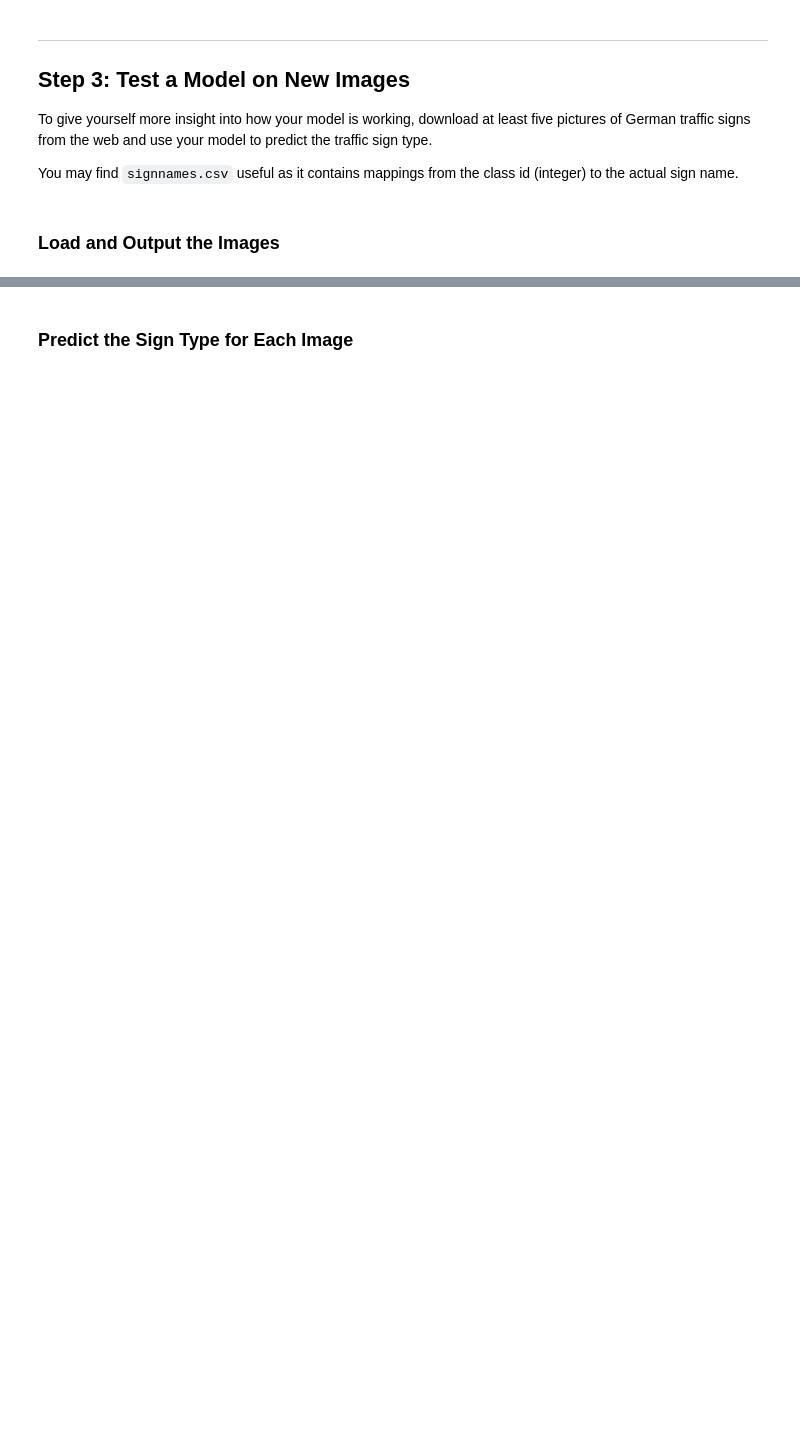
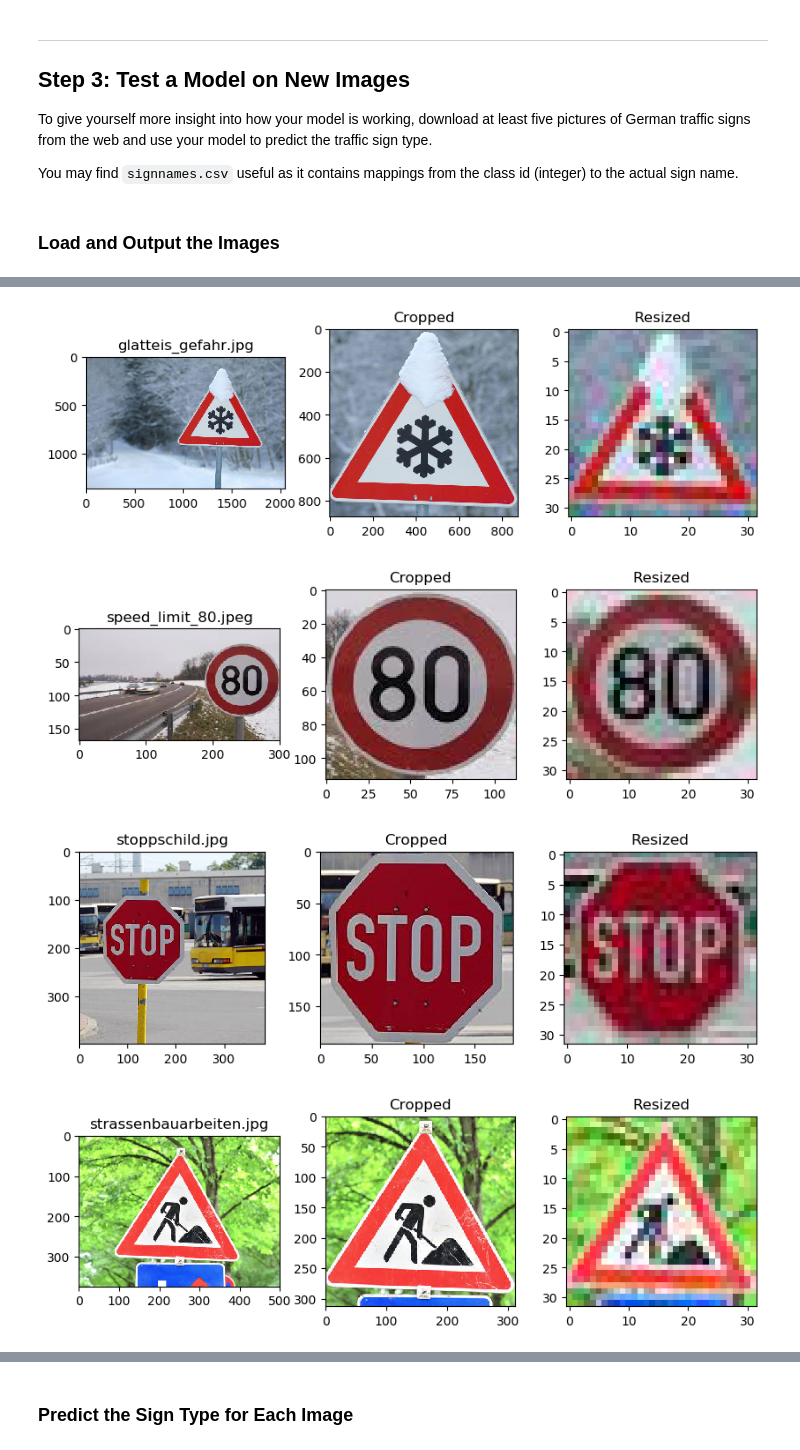
Before and after one commit to bkaewell/self-driving-car, a Jupyter notebook: P2-traffic-sign-classifier/Traffic_Sign_Classifier.ipynb, the cells around one changed output, grey strips where cells are left out. Saved outputs shown, nothing was run; the diff lists cells and outputs as text; code cells hidden in the pictures; blank space fills up the shorter version.

Commit message:
add function to output downloaded data from web

```diff
--- a/P2-traffic-sign-classifier/Traffic_Sign_Classifier.ipynb
+++ b/P2-traffic-sign-classifier/Traffic_Sign_Classifier.ipynb
@@ -527,0 +477,72 @@ Processed additional pictures shape = (6, 32, 32, 3)
+# %%
+from numpy import arange
+import matplotlib.image as mpimg
+
+image_dir = 'download_data/'
+
+# German traffic sign data set downloaded from web, then cropped, and then resized:
+images = [['glatteis_gefahr.jpg', 'glatteis_gefahr_cropped.jpg', 'glatteis_gefahr_cropped_resized.jpg'], \
+['speed_limit_80.jpeg', 'speed_limit_80_cropped.jpg', 'speed_limit_80_cropped_resized.jpg'], \
+['stoppschild.jpg', 'stoppschild_cropped.jpg', 'stoppschild_cropped_resized.jpg'], \
+['strassenbauarbeiten.jpg', 'strassenbauarbeiten_cropped.jpg', 'strassenbauarbeiten_cropped_resized.jpg'], \
+['uberholverbot.jpg', 'uberholverbot_cropped.jpg', 'uberholverbot_cropped_resized.jpg'], \
+['wild_wechsel.jpg', 'wild_wechsel_cropped.jpg', 'wild_wechsel_cropped_resized.jpg']]
+
+# Plotting helpers:
+first_col  = arange(1, 3*len(images), 3)
+second_col = first_col + 1
+third_col  = first_col + 2
+j = 0
+
+#printing out some stats and plotting
+#print('This image is:', type(image), 'with dimensions:', image.shape)
+
+# Show the images, add to a list to process for classifying
+#add_pics_data = []
+
+image_list = []
+
+# load each image, cropped image, resized image:
+for i,c,r in images:
+
+    img = mpimg.imread(image_dir + i) #original
+    img_c = mpimg.imread(image_dir + c) #cropped
+    img_r = mpimg.imread(image_dir + r) #resized
+
+    #output the images:
+    fig, ax = plt.subplots(figsize=(10, 20), dpi=100, facecolor='w', edgecolor='k')
+
+    #first column plots:
+    plt.subplot(len(images), 3, first_col[j])
+    plt.title(i)
+    plt.imshow(img)
+
+    #second column plots:
+    plt.subplot(len(images), 3, second_col[j])
+    plt.title('Cropped')
+    plt.imshow(img_c)
+
+    #third column plots:
+    plt.subplot(len(images), 3, third_col[j])
+    plt.title('Resized')
+    plt.imshow(img_r)
+
+    #perform preprocessing
+    #min-max scaling:
+    a=0.1
+    b=0.9
+    img_r =  a + (((img_r - np.min(img_r))*(b - a))/(np.max(img_r) - np.min(img_r)))
+
+    #only add the resized image to test on the model:
+    image_list.append(img_r)
+
+    j = j + 1
+
+# Convert into numpy array to match shape and type of TensorFlow placeholder, x
+image_list = np.array(image_list)
+#print(image_list.shape)
+# %% [output]
+[figure, added]
+[figure, added]
+[figure, added]
+[figure, added]
```
Also changed, not shown: parts of 13 cells of this notebook, 1 other file.
